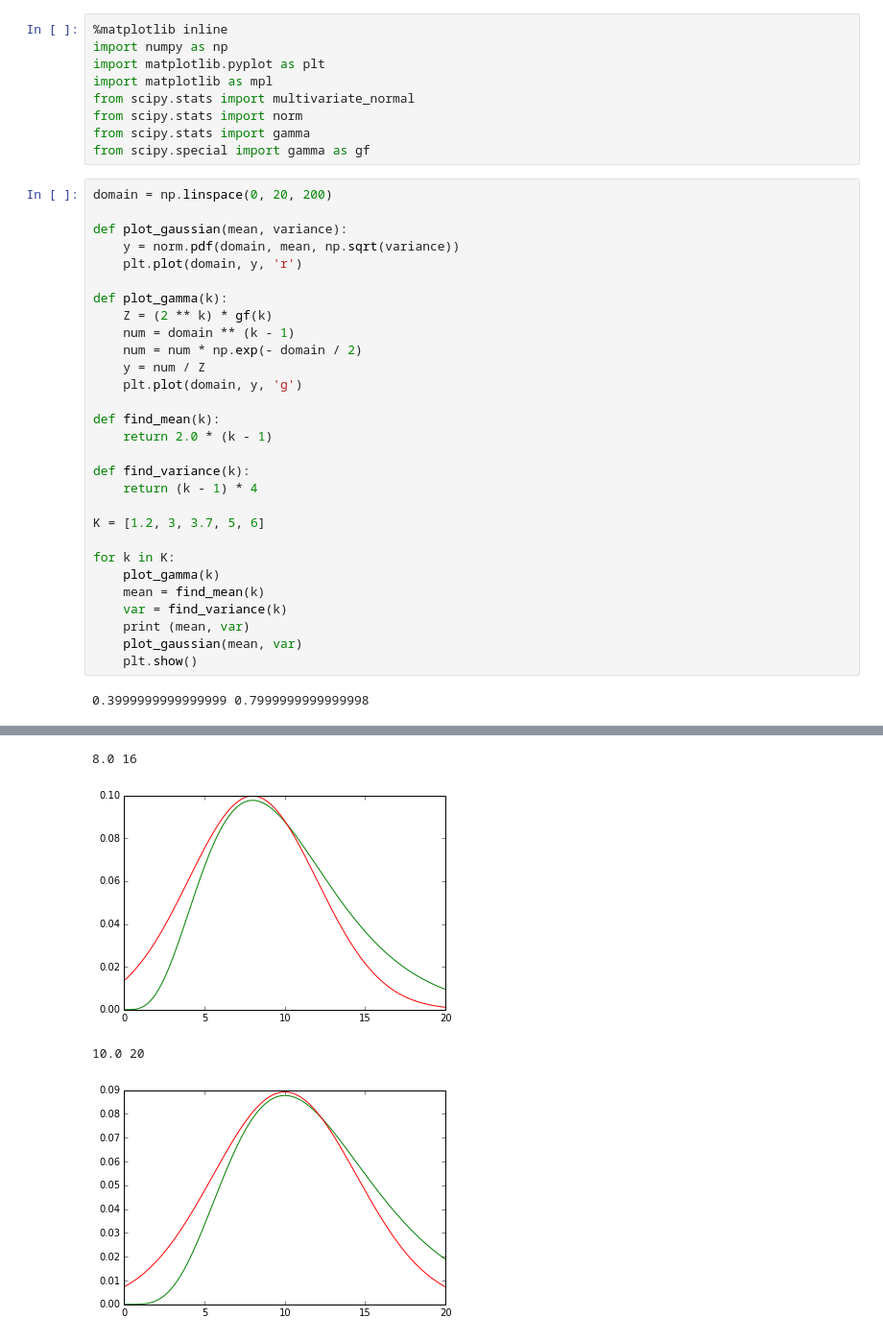
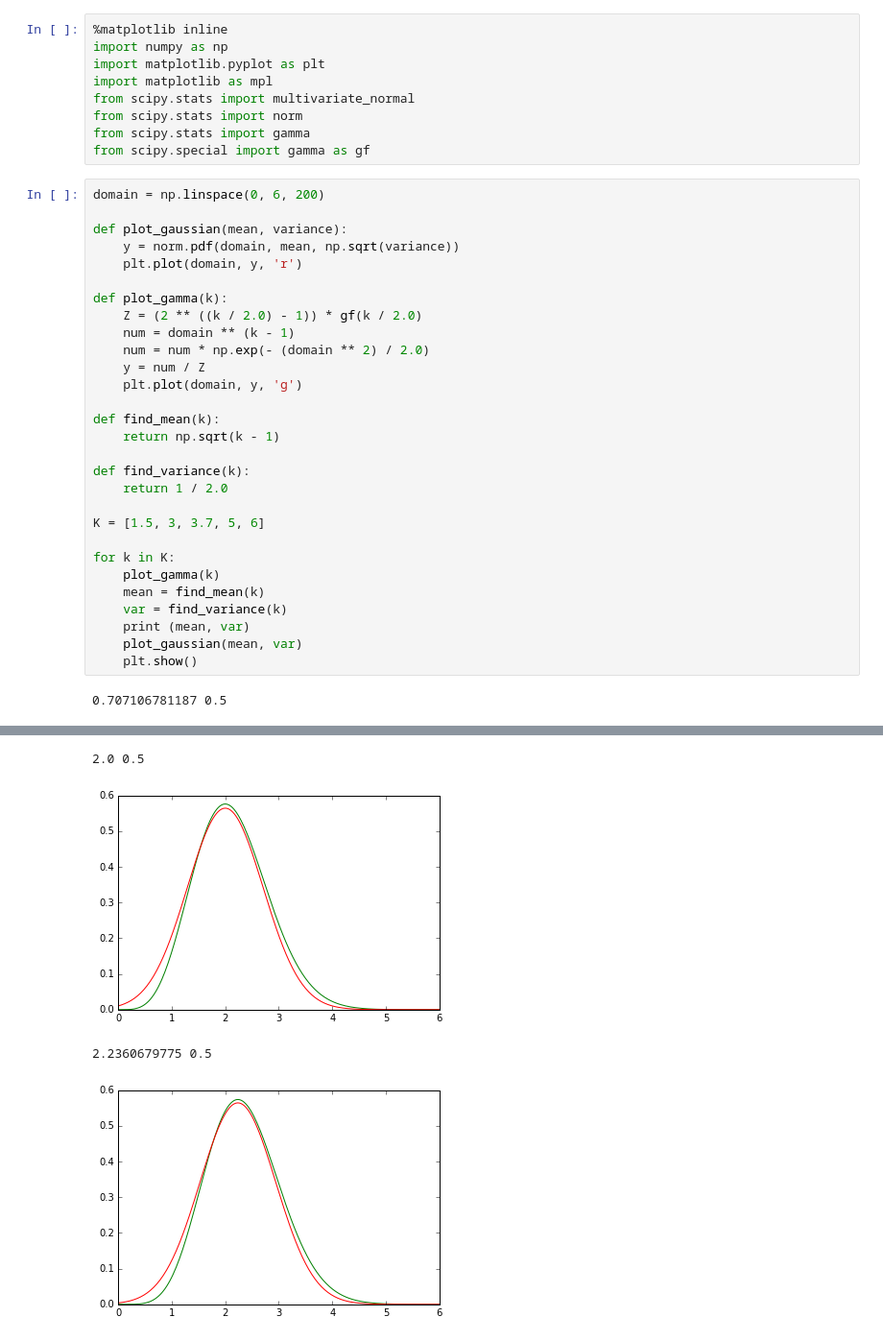
Before and after one commit to pin3da/estimation-theory, a Jupyter notebook: class/Laplace Aproximation.ipynb, the cells around one changed output, grey strips where cells are left out. Shown: that part at 96% size. Drawn from its saved outputs; the diff is of its cells as text.

```diff
--- a/class/Laplace Aproximation.ipynb
+++ b/class/Laplace Aproximation.ipynb
@@ -10,26 +10,26 @@ from scipy.stats import norm
 from scipy.stats import gamma
 from scipy.special import gamma as gf
 # %%
-domain = np.linspace(0, 20, 200)
+domain = np.linspace(0, 6, 200)
 
 def plot_gaussian(mean, variance):
     y = norm.pdf(domain, mean, np.sqrt(variance))
     plt.plot(domain, y, 'r')
 
 def plot_gamma(k):
-    Z = (2 ** k) * gf(k)
+    Z = (2 ** ((k / 2.0) - 1)) * gf(k / 2.0)
     num = domain ** (k - 1)
-    num = num * np.exp(- domain / 2)
+    num = num * np.exp(- (domain ** 2) / 2.0)
     y = num / Z
     plt.plot(domain, y, 'g')
 
 def find_mean(k):
-    return 2.0 * (k - 1)
+    return np.sqrt(k - 1)
 
 def find_variance(k):
-    return (k - 1) * 4
+    return 1 / 2.0
 
-K = [1.2, 3, 3.7, 5, 6]
+K = [1.5, 3, 3.7, 5, 6]
 
 for k in K:
     plot_gamma(k)
@@ -39,4 +39,4 @@ for k in K:
     plot_gaussian(mean, var)
     plt.show()
 # %% [output]
-0.3999999999999999 0.7999999999999998
+0.707106781187 0.5
@@ -48,4 +48,4 @@ for k in K:
-8.0 16
+2.0 0.5
-[figure, old version]
+[figure, new version]
-10.0 20
+2.2360679775 0.5
-[figure, old version]
+[figure, new version]
```
Also changed, not shown: parts of 2 cells of this notebook, 3 other files.
